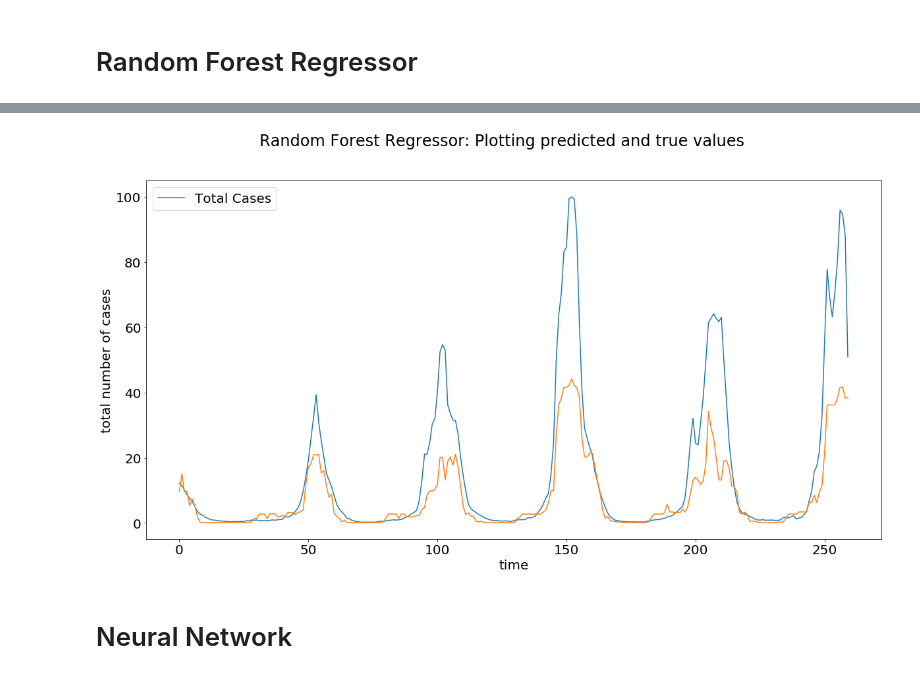
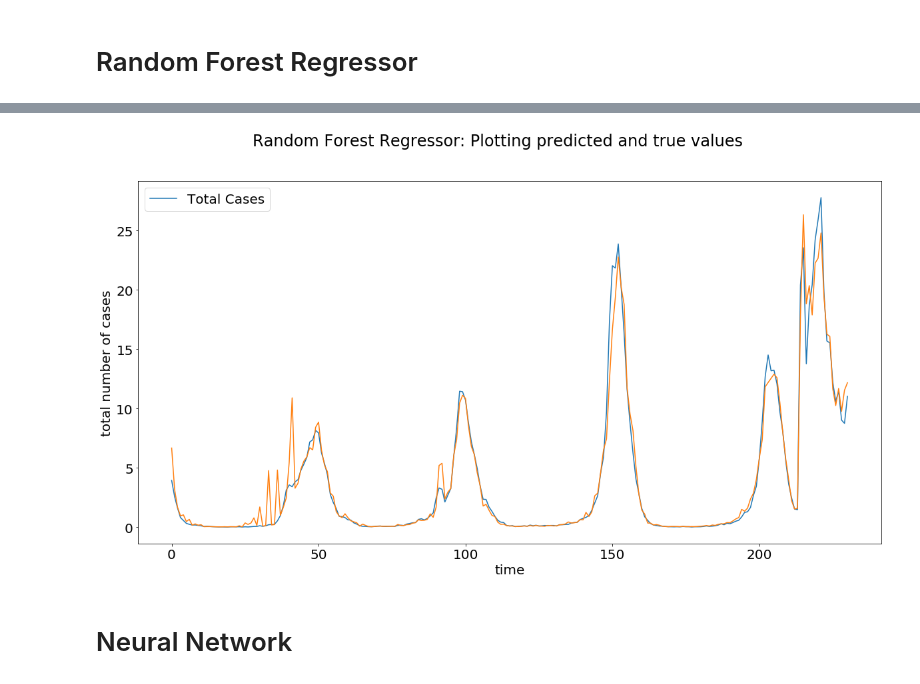
Before and after one commit to shreyaj1212/Influenza-Trends, a Jupyter notebook: 2020 Models.ipynb, the cells around one changed output, grey strips where cells are left out. Saved outputs shown, nothing was run; the diff lists cells and outputs as text; code cells hidden in the pictures.

```diff
--- a/2020 Models.ipynb
+++ b/2020 Models.ipynb
@@ -193,15 +194,15 @@ plt.show()
 # %%
 matplotlib.rcParams.update({'font.size': 20})
 fig = plt.figure(figsize=(20,10))
-plt.plot(np.arange(len(y_test)),y_test)
-plt.plot(np.arange(len(y_test)),y_pred)
+plt.plot(np.arange(len(y_val)),y_val)
+plt.plot(np.arange(len(y_val)),y_pred)
 plt.legend()
 plt.suptitle('Random Forest Regressor: Plotting predicted and true values')
 plt.xlabel('time')
 plt.ylabel('total number of cases')
 plt.show()
 # %% [output]
-[figure, old version]
+[figure, new version]
 # %% [markdown]
 # Neural Network
 # %%
```
Also changed, not shown: parts of 11 cells of this notebook, 16 other files.
